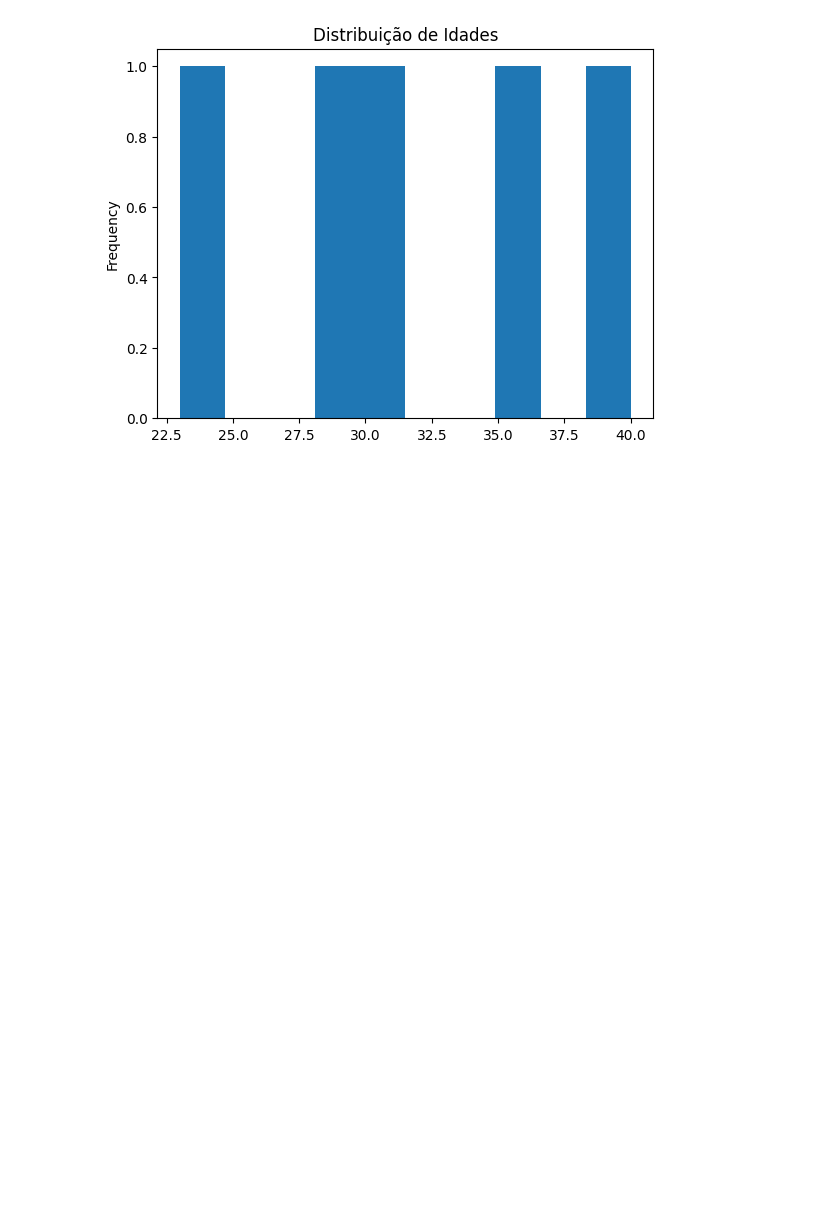
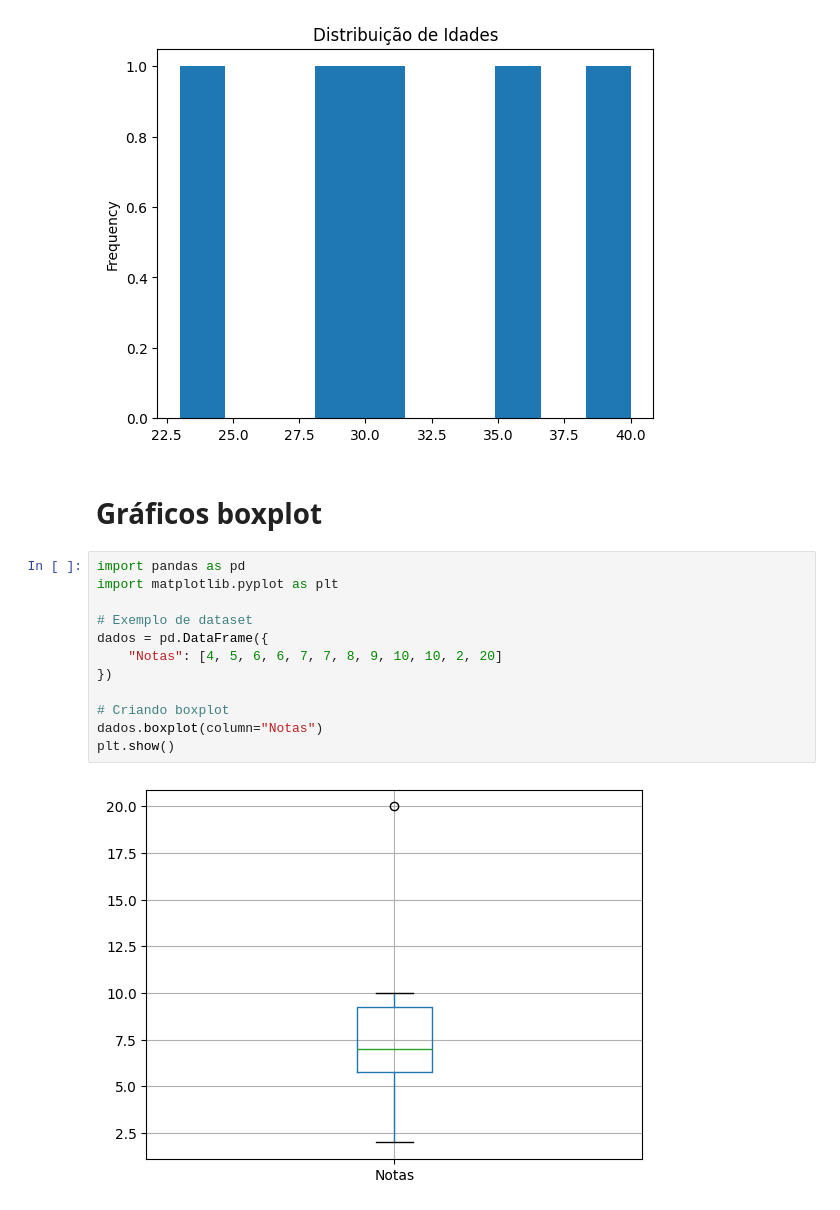
Before and after one commit to joao-victor-73/python.estudos, a Jupyter notebook: Estudos/Análise de Dados 2/Conceitos em Pandas/exemplo_documentacao.ipynb, the cells around one changed output. Saved outputs shown, nothing was run; the diff lists cells and outputs as text; blank space fills up the shorter version.

Commit message:
estudos pandas (4)

```diff
--- a/Estudos/Análise de Dados 2/Conceitos em Pandas/exemplo_documentacao.ipynb
+++ b/Estudos/Análise de Dados 2/Conceitos em Pandas/exemplo_documentacao.ipynb
@@ -25,3 +25,19 @@ plt.show
 # %% [output]
 <function matplotlib.pyplot.show(close=None, block=None)>
 [figure]
+# %% [markdown]
+# Gráficos boxplot
+# %%
+import pandas as pd
+import matplotlib.pyplot as plt
+
+# Exemplo de dataset
+dados = pd.DataFrame({
+    "Notas": [4, 5, 6, 6, 7, 7, 8, 9, 10, 10, 2, 20]
+})
+
+# Criando boxplot
+dados.boxplot(column="Notas")
+plt.show()
+# %% [output]
+[figure, added]
```
Also changed, not shown: parts of 4 cells of this notebook, 5 other files.
